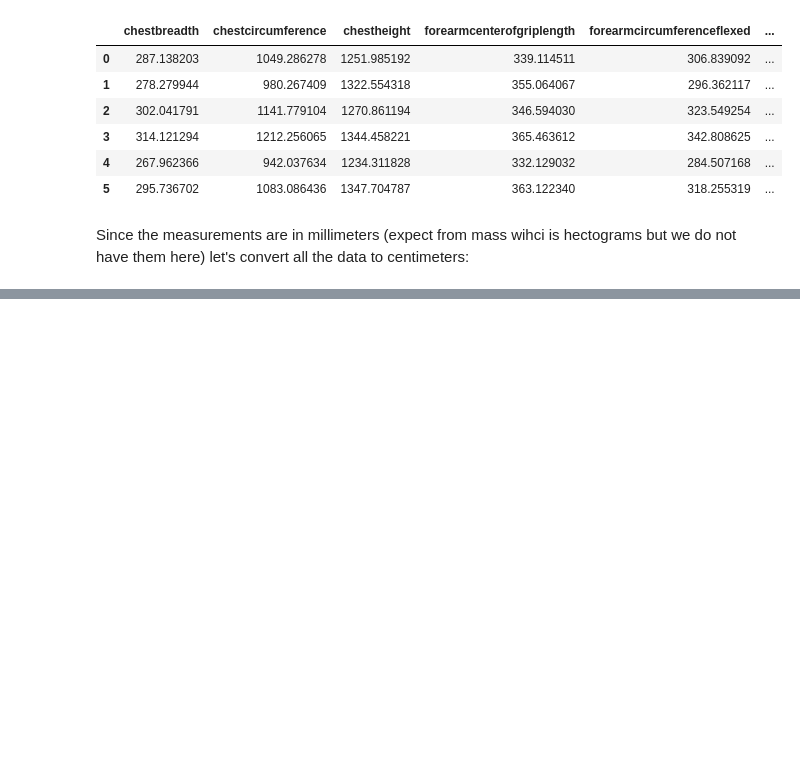
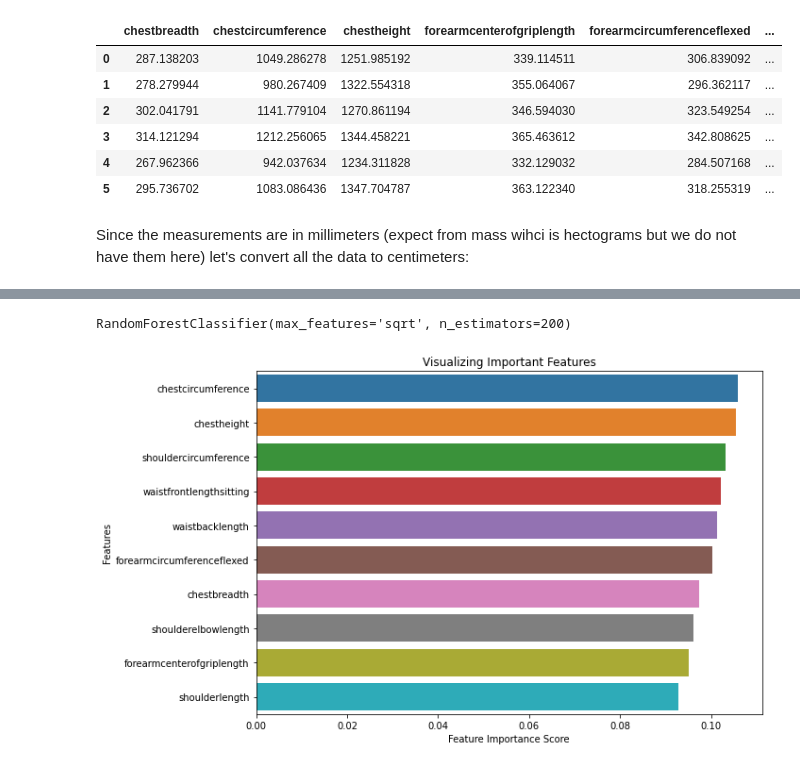
Before and after one commit to codingismycraft/ML_Introduction, a Jupyter notebook: notebooks/04-01.1-k-means-t-shirts.ipynb, the cells around one changed output, grey strips where cells are left out. Drawn from its saved outputs; the diff is of its cells as text; code cells hidden in the pictures; blank space fills up the shorter version.

```diff
--- a/notebooks/04-01.1-k-means-t-shirts.ipynb
+++ b/notebooks/04-01.1-k-means-t-shirts.ipynb
@@ -187,0 +237,27 @@ centroids_adj
+# %%
+uncorrelated["label"] = pd.DataFrame(model.labels_)
+# %%
+def noninal_to_categories(df, column_name):
+    temp = df.copy()
+    return pd.get_dummies(temp[column_name], prefix=column_name)
+# %%
+Y = noninal_to_categories(uncorrelated, "label")
+uncorrelated = uncorrelated.drop(["label"], axis=1)
+# %%
+clf = RandomForestClassifier(n_estimators=200, max_features='sqrt')
+clf.fit(uncorrelated , Y)
+# %% [output]
+RandomForestClassifier(max_features='sqrt', n_estimators=200)
+# %%
+X_train = uncorrelated
+feature_imp = pd.Series(clf.feature_importances_, index=X_train.columns).sort_values(ascending=False)
+
+plt.figure(figsize=(10,6))
+sns.barplot(x=feature_imp, y=feature_imp.index)
+# Add labels to your graph
+plt.xlabel('Feature Importance Score')
+plt.ylabel('Features')
+plt.title("Visualizing Important Features")
+plt.tight_layout()
+# %% [output]
+[figure, added]
```
Also changed, not shown: parts of 12 cells of this notebook, 1 other file.
